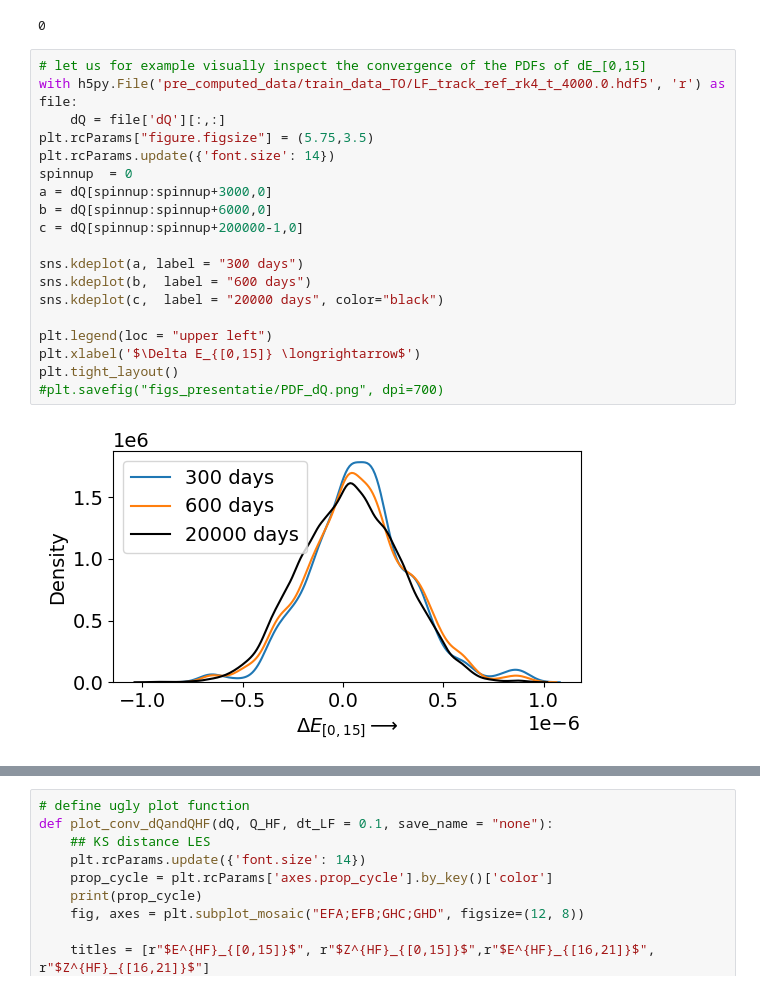
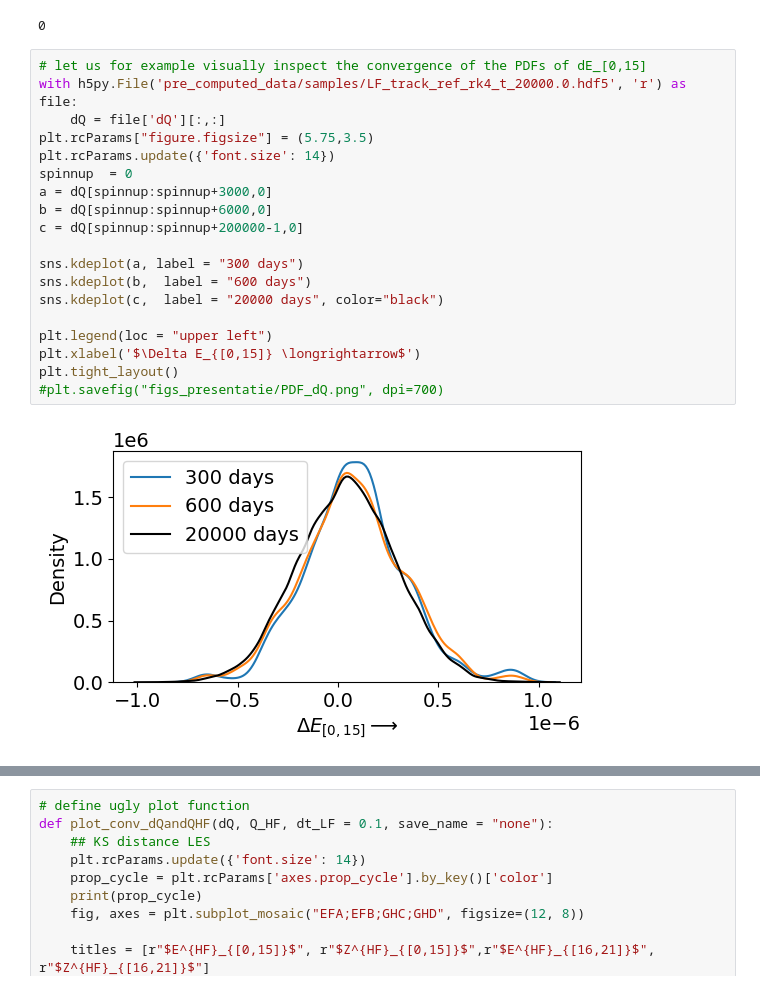
Before and after one commit to rik-stra/tau_orthogonal_method_for_2D_turbulence, a Jupyter notebook: plot_convergence_of_distributions.ipynb, the cells around one changed output, grey strips where cells are left out. Drawn from its saved outputs; the diff is of its cells as text.

Commit message:
get ref data from correct file

```diff
--- a/plot_convergence_of_distributions.ipynb
+++ b/plot_convergence_of_distributions.ipynb
@@ -121,25 +121,25 @@ adapt_input_file("inputs/in_LF_track_ref.json", "inputs/in_LF_track_ref_long.jso
 0
 # %%
 # let us for example visually inspect the convergence of the PDFs of dE_[0,15]
-with h5py.File('pre_computed_data/train_data_TO/LF_track_ref_rk4_t_4000.0.hdf5', 'r') as file:
+with h5py.File('pre_computed_data/samples/LF_track_ref_rk4_t_20000.0.hdf5', 'r') as file:
     dQ = file['dQ'][:,:]
 plt.rcParams["figure.figsize"] = (5.75,3.5)
 plt.rcParams.update({'font.size': 14})
 spinnup  = 0
 a = dQ[spinnup:spinnup+3000,0]
 b = dQ[spinnup:spinnup+6000,0]
 c = dQ[spinnup:spinnup+200000-1,0]
 
 sns.kdeplot(a, label = "300 days")
 sns.kdeplot(b,  label = "600 days")
 sns.kdeplot(c,  label = "20000 days", color="black")
 
 plt.legend(loc = "upper left")
 plt.xlabel('$\Delta E_{[0,15]} \longrightarrow$')
 plt.tight_layout()
 #plt.savefig("figs_presentatie/PDF_dQ.png", dpi=700)
 # %% [output]
-[figure, old version]
+[figure, new version]
 # %%
 i = 0
 plt.rcParams["figure.figsize"] = (5.75,3.5)
```
Also changed, not shown: parts of 2 cells of this notebook.
